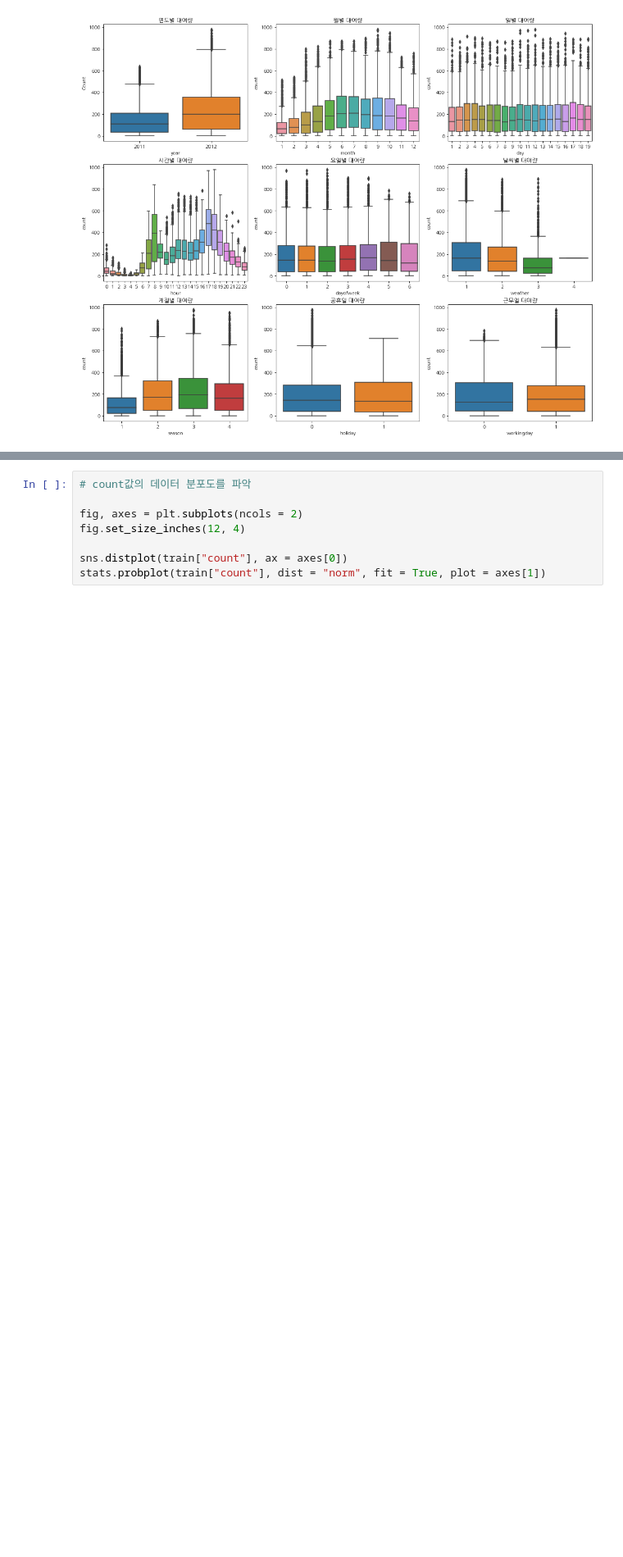
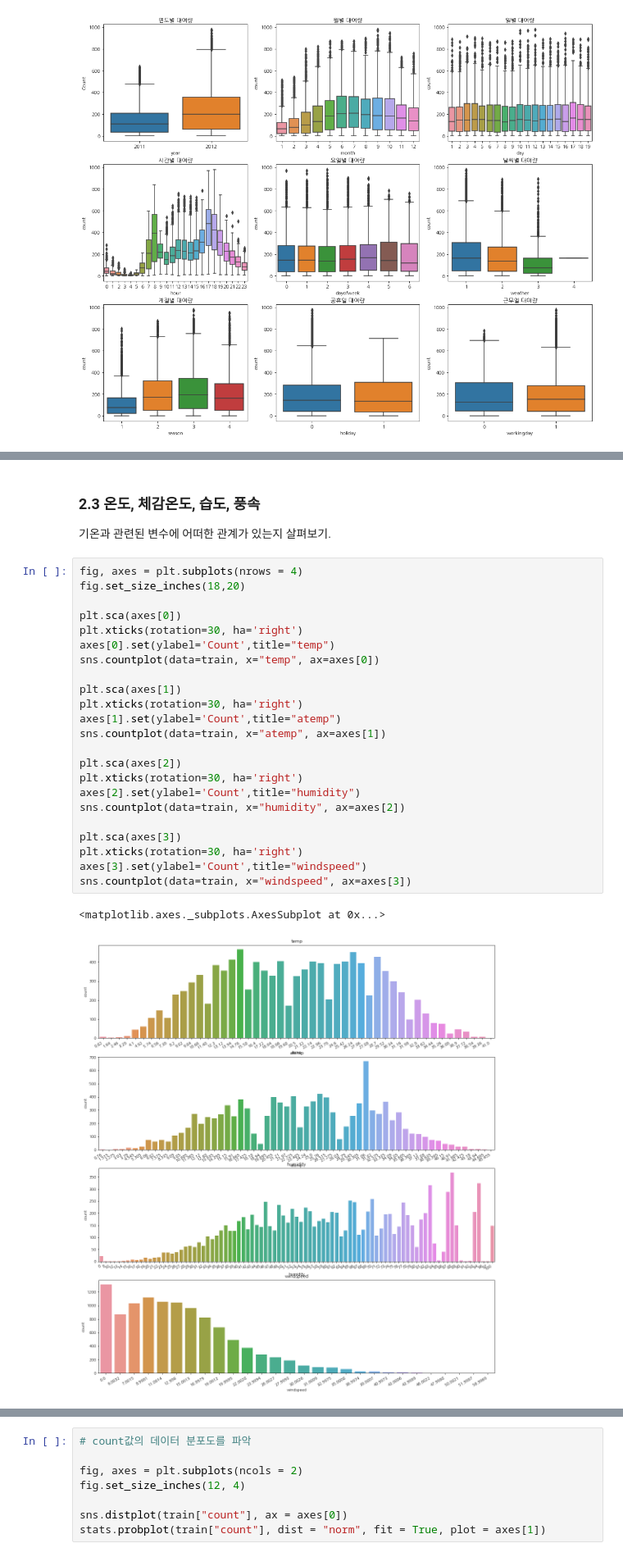
Before and after one commit to tmdrb0707/Python, a Jupyter notebook: bike_sharing_demand/bike_sharing_demand.ipynb, the cells around one changed output, grey strips where cells are left out. Shown: that part at 82% size. Drawn from its saved outputs; the diff is of its cells as text; blank space fills up the shorter version.

```diff
--- a/bike_sharing_demand/bike_sharing_demand.ipynb
+++ b/bike_sharing_demand/bike_sharing_demand.ipynb
@@ -203 +233,31 @@ AttributeError: 'numpy.ndarray' object has no attribute 'bar'
+# %% [markdown]
+### 2.3 온도, 체감온도, 습도, 풍속
+
+기온과 관련된 변수에 어떠한 관계가 있는지 살펴보기.
+# %%
+fig, axes = plt.subplots(nrows = 4)
+fig.set_size_inches(18,20)
+
+plt.sca(axes[0])
+plt.xticks(rotation=30, ha='right')
+axes[0].set(ylabel='Count',title="temp")
+sns.countplot(data=train, x="temp", ax=axes[0])
+
+plt.sca(axes[1])
+plt.xticks(rotation=30, ha='right')
+axes[1].set(ylabel='Count',title="atemp")
+sns.countplot(data=train, x="atemp", ax=axes[1])
+
+plt.sca(axes[2])
+plt.xticks(rotation=30, ha='right')
+axes[2].set(ylabel='Count',title="humidity")
+sns.countplot(data=train, x="humidity", ax=axes[2])
+
+plt.sca(axes[3])
+plt.xticks(rotation=30, ha='right')
+axes[3].set(ylabel='Count',title="windspeed")
+sns.countplot(data=train, x="windspeed", ax=axes[3])
+# %% [output]
+<matplotlib.axes._subplots.AxesSubplot at 0x...>
+[figure, added]
 # %%
```
Also changed, not shown: parts of 51 cells of this notebook.
